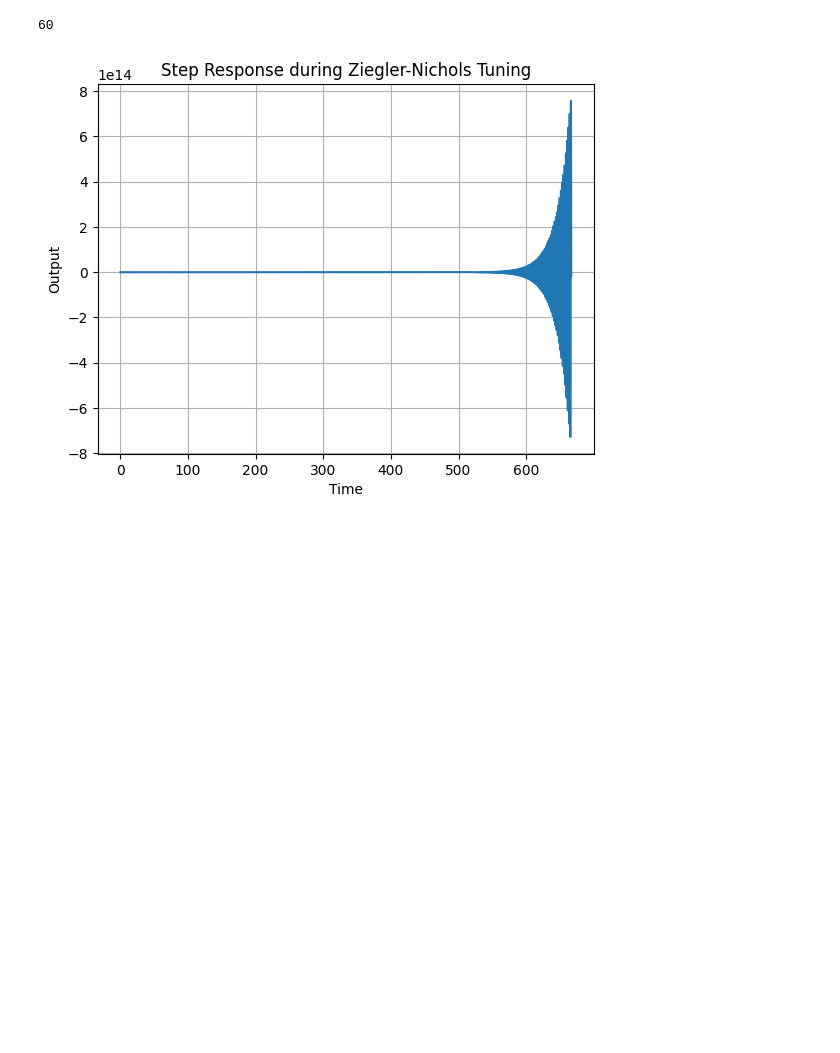
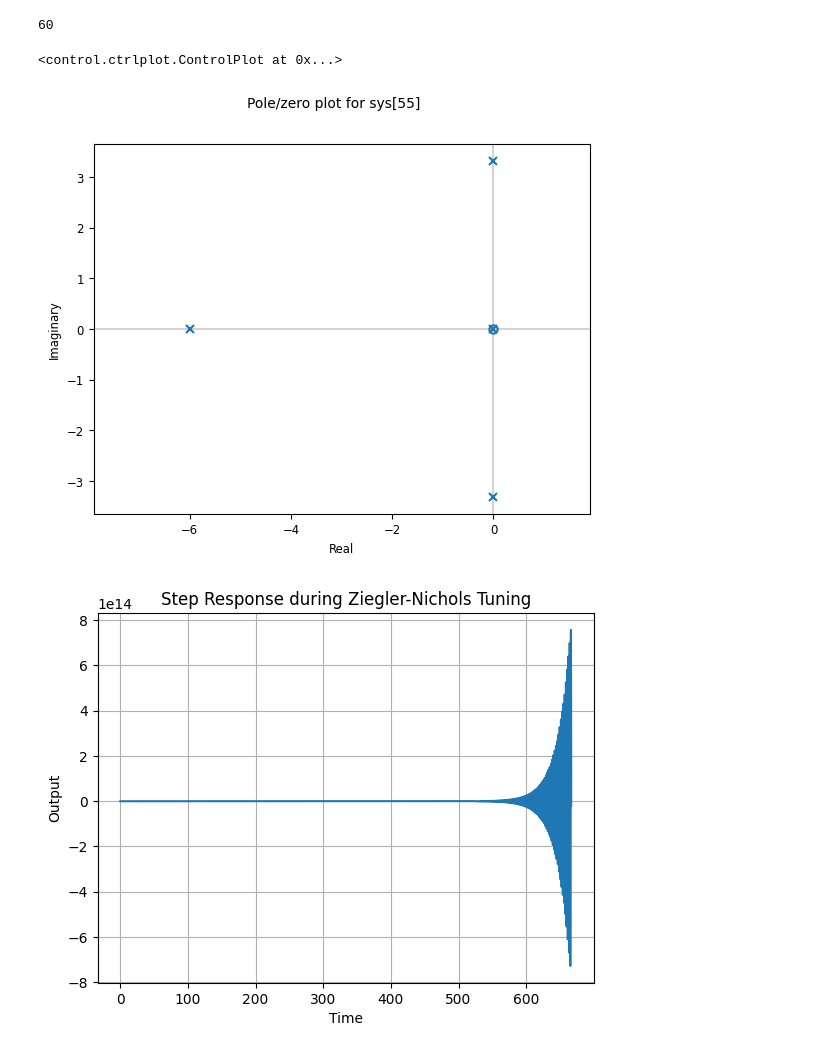
Before and after one commit to FelixWick/control_engineering, a Jupyter notebook: examples/5_controller_design/Ziegler-Nichols.ipynb, the cells around one changed output. Cells and saved outputs as stored; diff of their text form; code cells hidden in the pictures; blank space fills up the shorter version.

```diff
--- a/examples/5_controller_design/Ziegler-Nichols.ipynb
+++ b/examples/5_controller_design/Ziegler-Nichols.ipynb
@@ -129,6 +144,11 @@ Now one would record the ultimate gain Ku and measure the oscillation period Tu.
 Kp
 # %% [output]
 60
+# %%
+ct.pzmap(T)
+# %% [output]
+<control.ctrlplot.ControlPlot at 0x...>
+[figure, added]
 # %%
 Kp = 65
 C = ct.TransferFunction([Kd, Kp, Ki], [1, 0])
```
Also changed, not shown: parts of 5 cells of this notebook, 6 other files.
